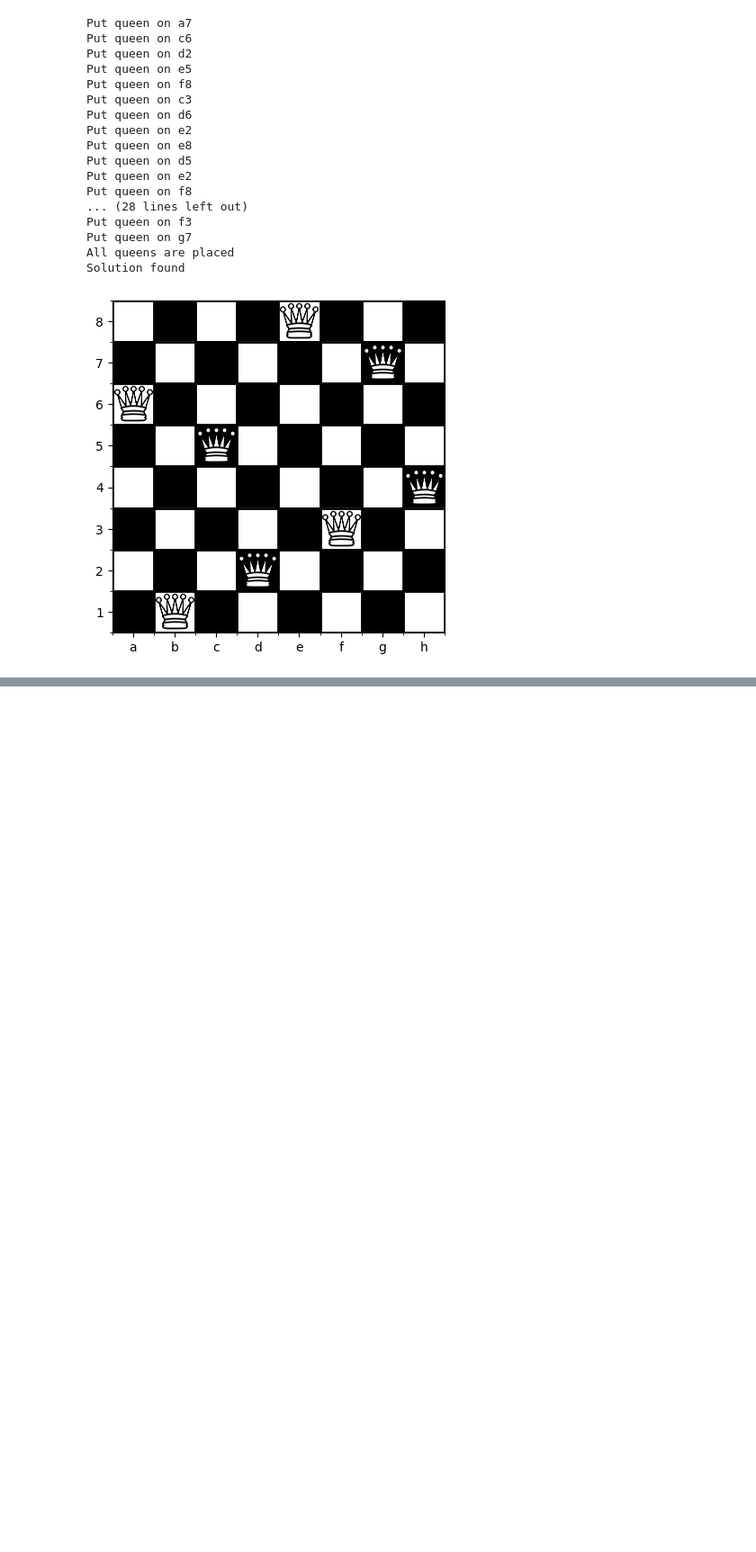
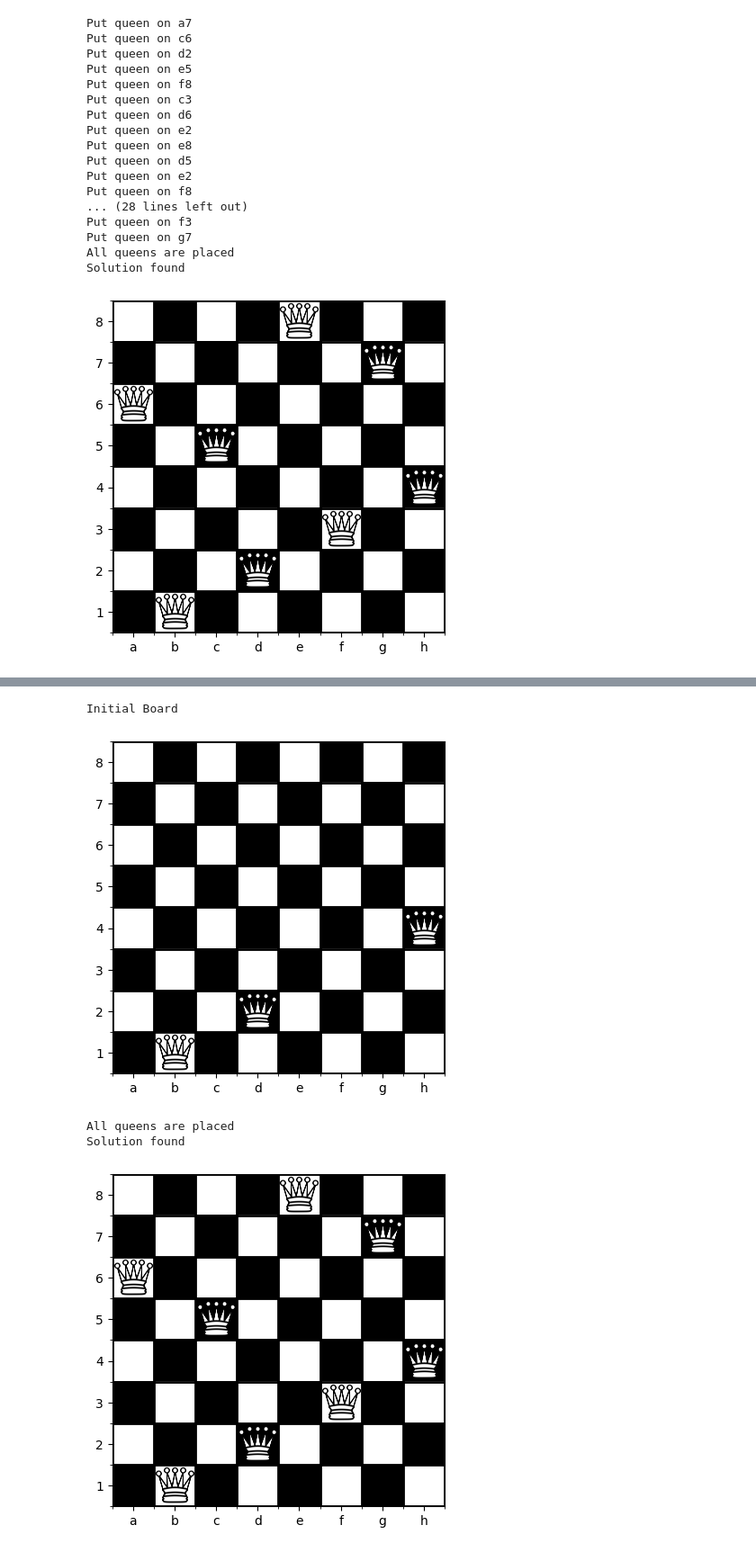
Before and after one commit to Harshit-Ch/N-Queens, a Jupyter notebook: NQueens.ipynb, the cells around one changed output, grey strips where cells are left out. Shown at 90% size. Drawn from its saved outputs; the diff is of its cells as text; code cells hidden in the pictures; blank space fills up the shorter version.

```diff
--- a/NQueens.ipynb
+++ b/NQueens.ipynb
@@ -206,0 +216,13 @@ Solution found
+# %%
+n = 8  # size of chessboard (can be any number)
+nqueens_with_initial_position = NQueens(n,
+                  image_path=queen_image_path,
+                  initial_position=[(0,1), (3,7), (1,3)],
+                  verbose=False) # Assigns a variable to the model
+nqueens_with_initial_position.solve()
+# %% [output]
+Initial Board
+[figure, added]
+All queens are placed
+Solution found
+[figure, added]
```
Also changed, not shown: parts of 2 cells of this notebook, 1 other file.
